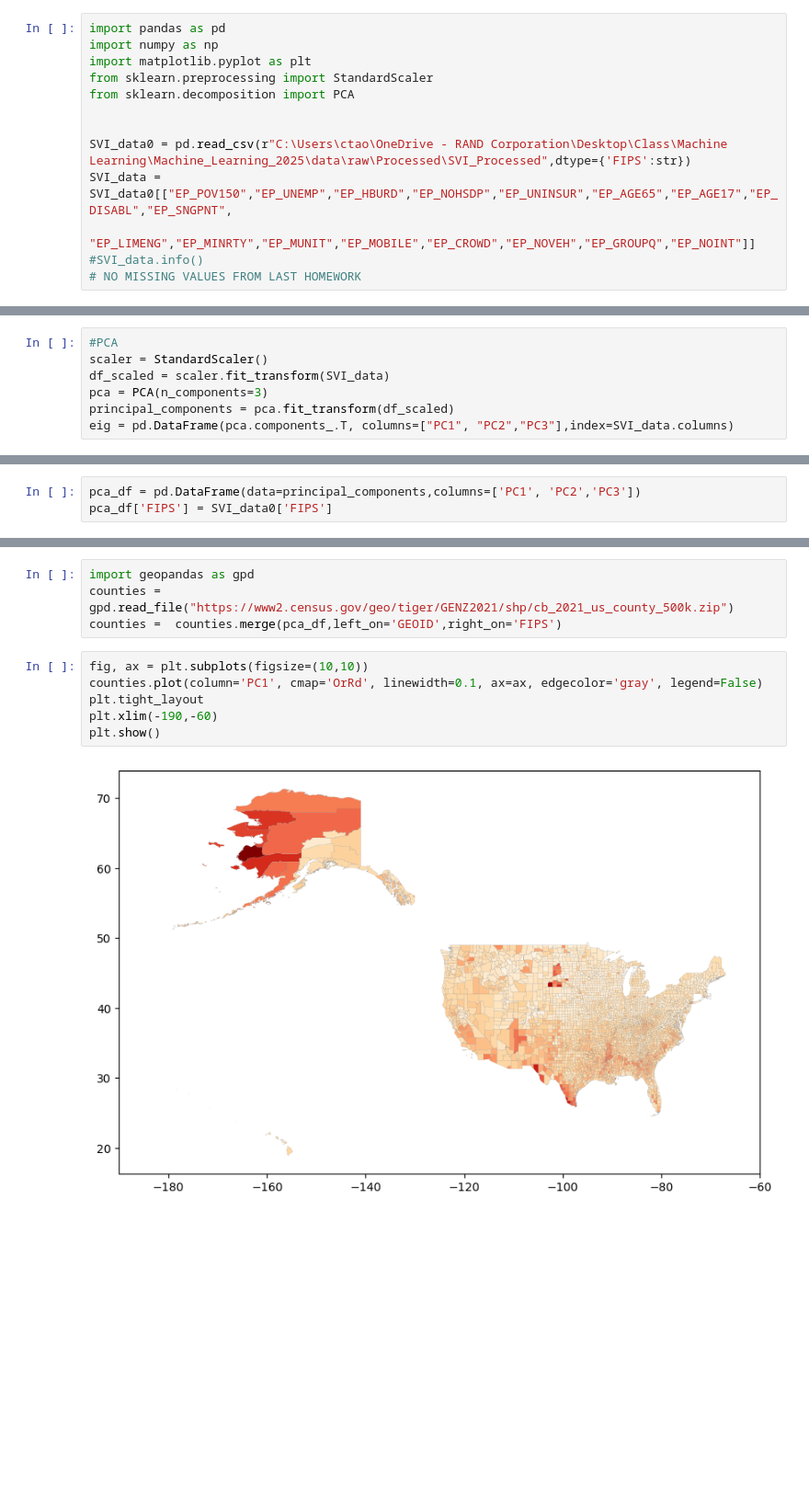
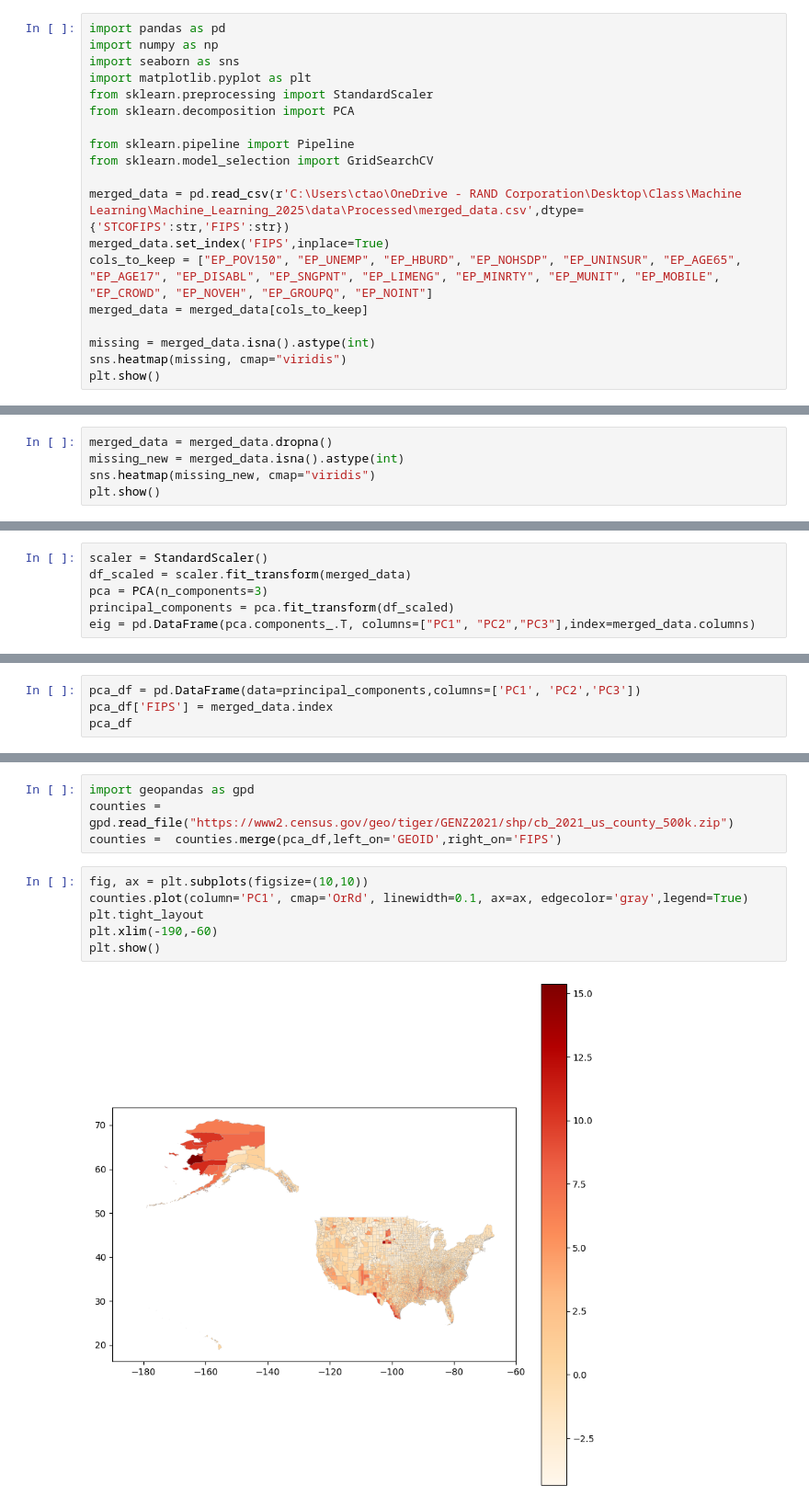
Before and after one commit to CassidyKainalu/Machine_Learning_2025, a Jupyter notebook: homework/HW_03.ipynb, the cells around one changed output, grey strips where cells are left out. Shown at 92% size. Drawn from its saved outputs; the diff is of its cells as text; blank space fills up the shorter version.

Commit message:
Adding edits to homework for resubmission

```diff
--- a/homework/HW_03.ipynb
+++ b/homework/HW_03.ipynb
@@ -1,13 +14,19 @@
 # %%
 import pandas as pd
 import numpy as np
+import seaborn as sns
 import matplotlib.pyplot as plt
 from sklearn.preprocessing import StandardScaler
 from sklearn.decomposition import PCA
 
+from sklearn.pipeline import Pipeline
+from sklearn.model_selection import GridSearchCV
 
-SVI_data0 = pd.read_csv(r"C:\Users\ctao\OneDrive - RAND Corporation\Desktop\Class\Machine Learning\Machine_Learning_2025\data\raw\Processed\SVI_Processed",dtype={'FIPS':str})
-SVI_data = SVI_data0[["EP_POV150","EP_UNEMP","EP_HBURD","EP_NOHSDP","EP_UNINSUR","EP_AGE65","EP_AGE17","EP_DISABL","EP_SNGPNT",
-    "EP_LIMENG","EP_MINRTY","EP_MUNIT","EP_MOBILE","EP_CROWD","EP_NOVEH","EP_GROUPQ","EP_NOINT"]]
-#SVI_data.info()
-# NO MISSING VALUES FROM LAST HOMEWORK
+merged_data = pd.read_csv(r'C:\Users\ctao\OneDrive - RAND Corporation\Desktop\Class\Machine Learning\Machine_Learning_2025\data\Processed\merged_data.csv',dtype={'STCOFIPS':str,'FIPS':str})
+merged_data.set_index('FIPS',inplace=True)
+cols_to_keep = ["EP_POV150", "EP_UNEMP", "EP_HBURD", "EP_NOHSDP", "EP_UNINSUR", "EP_AGE65", "EP_AGE17", "EP_DISABL", "EP_SNGPNT", "EP_LIMENG", "EP_MINRTY", "EP_MUNIT", "EP_MOBILE", "EP_CROWD", "EP_NOVEH", "EP_GROUPQ", "EP_NOINT"]
+merged_data = merged_data[cols_to_keep]
+
+missing = merged_data.isna().astype(int)
+sns.heatmap(missing, cmap="viridis")
+plt.show()
@@ -13,0 +44,5 @@ SVI_data = SVI_data0[["EP_POV150","EP_UNEMP","EP_HBURD","EP_NOHSDP","EP_UNINSUR"
+# %%
+merged_data = merged_data.dropna()
+missing_new = merged_data.isna().astype(int)
+sns.heatmap(missing_new, cmap="viridis")
+plt.show()
@@ -14,7 +53,6 @@ SVI_data = SVI_data0[["EP_POV150","EP_UNEMP","EP_HBURD","EP_NOHSDP","EP_UNINSUR"
 # %%
-#PCA
 scaler = StandardScaler()
-df_scaled = scaler.fit_transform(SVI_data)
+df_scaled = scaler.fit_transform(merged_data)
 pca = PCA(n_components=3)
 principal_components = pca.fit_transform(df_scaled)
-eig = pd.DataFrame(pca.components_.T, columns=["PC1", "PC2","PC3"],index=SVI_data.columns)
+eig = pd.DataFrame(pca.components_.T, columns=["PC1", "PC2","PC3"],index=merged_data.columns)
@@ -63,3 +136,4 @@ I would include 4 or 5 principle components, since that captures the largest gai
 # %%
 pca_df = pd.DataFrame(data=principal_components,columns=['PC1', 'PC2','PC3'])
-pca_df['FIPS'] = SVI_data0['FIPS']
+pca_df['FIPS'] = merged_data.index
+pca_df
@@ -69,9 +157,9 @@ counties = gpd.read_file("https://www2.census.gov/geo/tiger/GENZ2021/shp/cb_2021
 counties =  counties.merge(pca_df,left_on='GEOID',right_on='FIPS')
 # %%
 fig, ax = plt.subplots(figsize=(10,10))
-counties.plot(column='PC1', cmap='OrRd', linewidth=0.1, ax=ax, edgecolor='gray', legend=False)
+counties.plot(column='PC1', cmap='OrRd', linewidth=0.1, ax=ax, edgecolor='gray',legend=True)
 plt.tight_layout
 plt.xlim(-190,-60)
 plt.show()
 # %% [output]
-[figure, old version]
+[figure, new version]
```
Also changed, not shown: parts of 18 cells of this notebook, 3 other files.
